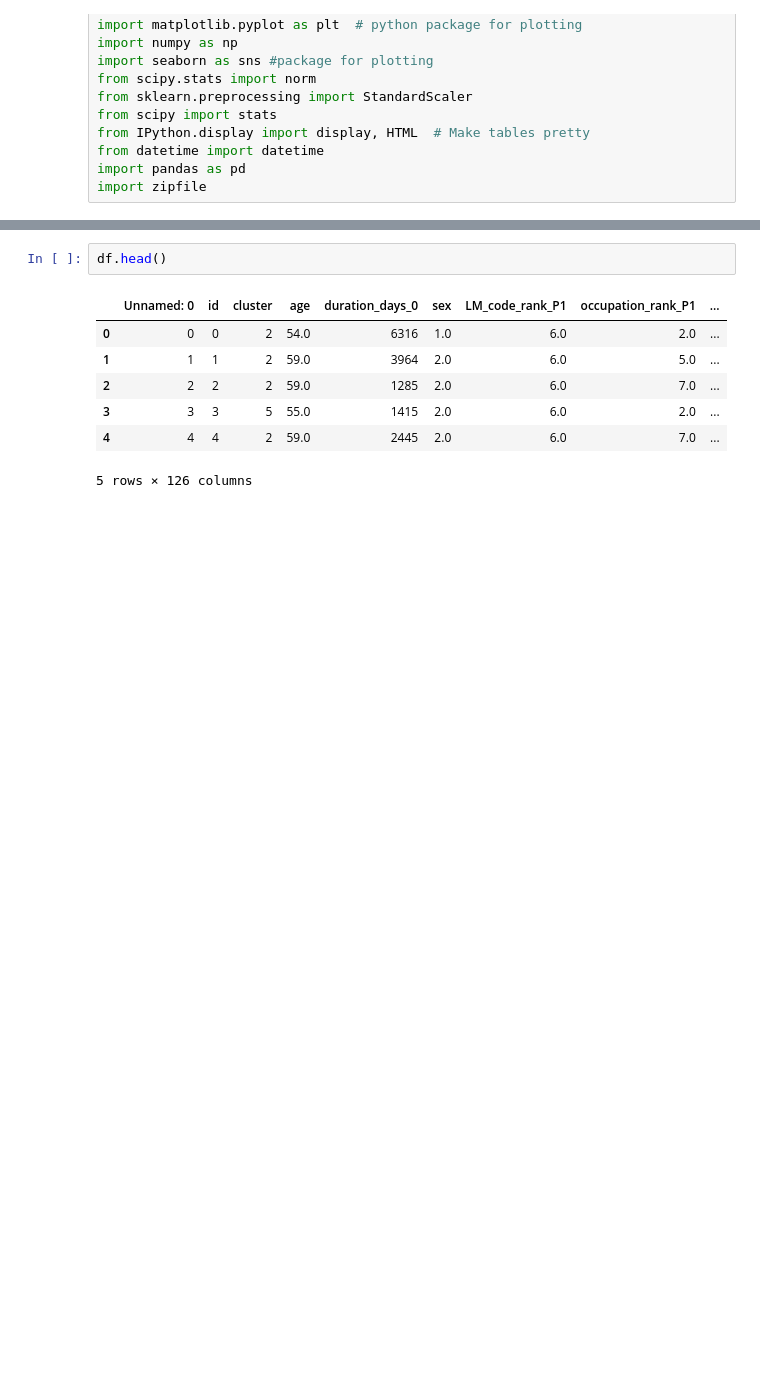
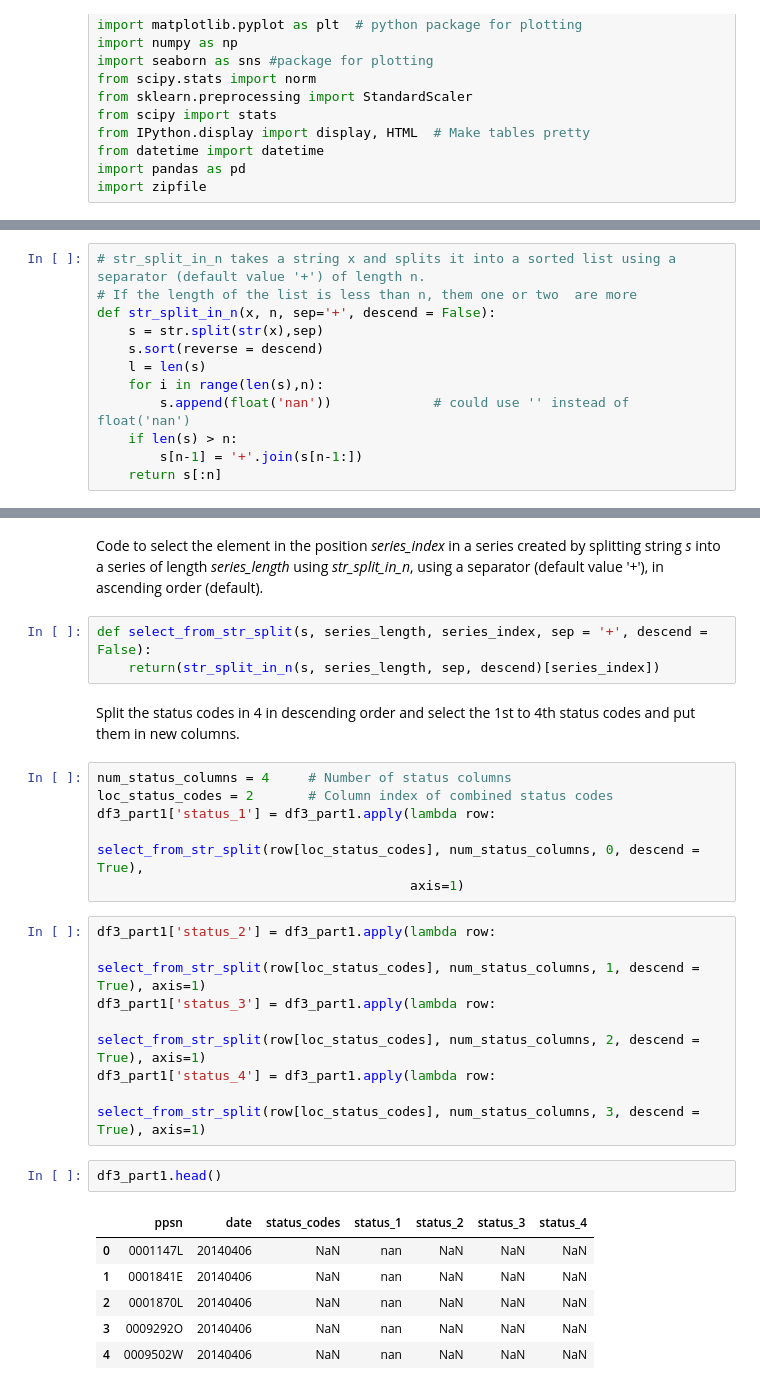
Before and after one commit to ciaranjudge/evaluation_jp, a Jupyter notebook: WeeklyStatus.ipynb, the cells around one changed output, grey strips where cells are left out. Cells and saved outputs as stored; diff of their text form; blank space fills up the shorter version.

Commit message:
Weekly status codes and flags
for a subset of the data for now, since it is slow and takes a lot of space

```diff
--- a/WeeklyStatus.ipynb
+++ b/WeeklyStatus.ipynb
@@ -27,0 +151,12 @@ df = pd.read_csv(zf.open('jp_outcomes.csv'))
+# %%
+# str_split_in_n takes a string x and splits it into a sorted list using a separator (default value '+') of length n.
+# If the length of the list is less than n, them one or two  are more
+def str_split_in_n(x, n, sep='+', descend = False):
+    s = str.split(str(x),sep)
+    s.sort(reverse = descend)
+    l = len(s)
+    for i in range(len(s),n):
+        s.append(float('nan'))             # could use '' instead of float('nan')
+    if len(s) > n:
+        s[n-1] = '+'.join(s[n-1:])
+    return s[:n]
@@ -28,10 +173,30 @@ df = pd.read_csv(zf.open('jp_outcomes.csv'))
+# %% [markdown]
+Code to select the element in the position <em>series_index</em> in a series created by splitting string <em>s</em>
+into a series of length <em>series_length</em> using <em>str_split_in_n</em>, using a separator (default value '+'), in ascending order (default).
+# %%
+def select_from_str_split(s, series_length, series_index, sep = '+', descend = False):
+    return(str_split_in_n(s, series_length, sep, descend)[series_index])
+# %% [markdown]
+Split the status codes in 4 in descending order and select the 1st to 4th status codes and put them in new columns.
+# %%
+num_status_columns = 4     # Number of status columns
+loc_status_codes = 2       # Column index of combined status codes
+df3_part1['status_1'] = df3_part1.apply(lambda row:
+                                        select_from_str_split(row[loc_status_codes], num_status_columns, 0, descend = True),
+                                        axis=1)
+# %%
+df3_part1['status_2'] = df3_part1.apply(lambda row:
+                                        select_from_str_split(row[loc_status_codes], num_status_columns, 1, descend = True), axis=1)
+df3_part1['status_3'] = df3_part1.apply(lambda row:
+                                        select_from_str_split(row[loc_status_codes], num_status_columns, 2, descend = True), axis=1)
+df3_part1['status_4'] = df3_part1.apply(lambda row:
+                                        select_from_str_split(row[loc_status_codes], num_status_columns, 3, descend = True), axis=1)
 # %%
-df.head()
+df3_part1.head()
 # %% [output]
-|  | Unnamed: 0 | id | cluster | age | duration_days_0 | sex | LM_code_rank_P1 | occupation_rank_P1 | ... |
-| 0 | 0 | 0 | 2 | 54.0 | 6316 | 1.0 | 6.0 | 2.0 | ... |
-| 1 | 1 | 1 | 2 | 59.0 | 3964 | 2.0 | 6.0 | 5.0 | ... |
-| 2 | 2 | 2 | 2 | 59.0 | 1285 | 2.0 | 6.0 | 7.0 | ... |
-| 3 | 3 | 3 | 5 | 55.0 | 1415 | 2.0 | 6.0 | 2.0 | ... |
-| 4 | 4 | 4 | 2 | 59.0 | 2445 | 2.0 | 6.0 | 7.0 | ... |
+|  | ppsn | date | status_codes | status_1 | status_2 | status_3 | status_4 |
+| 0 | 0001147L | 20140406 | NaN | nan | NaN | NaN | NaN |
+| 1 | 0001841E | 20140406 | NaN | nan | NaN | NaN | NaN |
+| 2 | 0001870L | 20140406 | NaN | nan | NaN | NaN | NaN |
+| 3 | 0009292O | 20140406 | NaN | nan | NaN | NaN | NaN |
+| 4 | 0009502W | 20140406 | NaN | nan | NaN | NaN | NaN |
-5 rows × 126 columns
```
Also changed, not shown: parts of 65 cells of this notebook.
